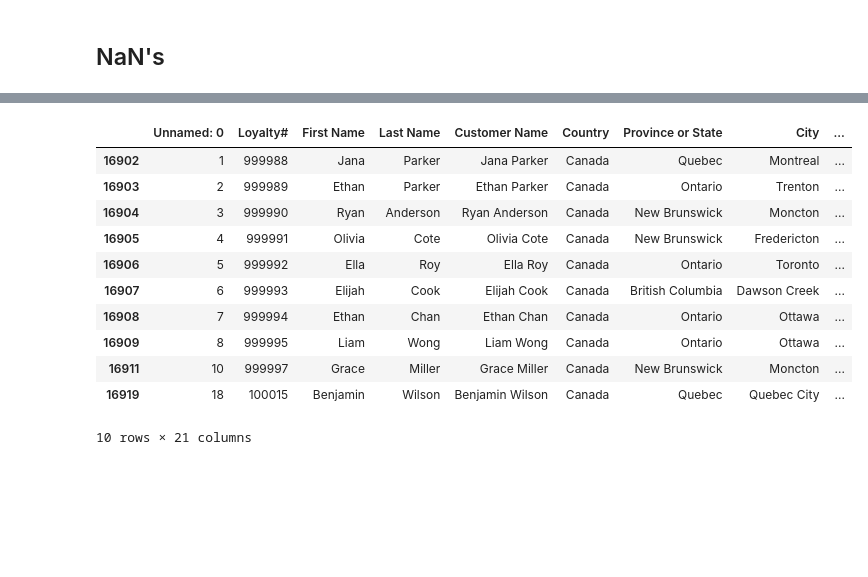
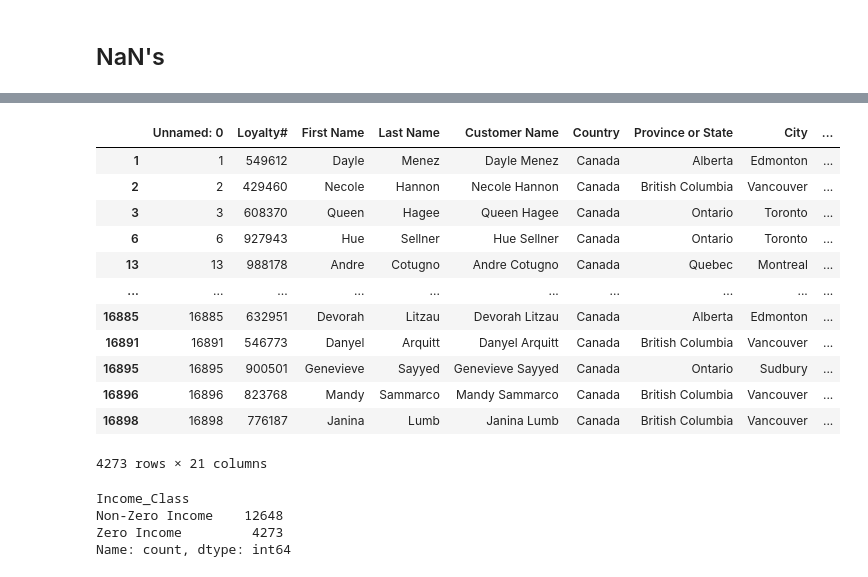
Before and after one commit to Filipesteves974/Data-Mining, a Jupyter notebook: eda_customer.ipynb, the cells around one changed output, grey strips where cells are left out. Drawn from its saved outputs; the diff is of its cells as text; code cells hidden in the pictures; blank space fills up the shorter version.

```diff
--- a/eda_customer.ipynb
+++ b/eda_customer.ipynb
@@ -297,8 +327,2 @@ catpc_df.plot.bar(stacked=True)
 # %% [markdown]
 ## NaN's
-# %%
-df_customer['Income'].fillna(df_customer['Income'].median(), inplace=True)
-df_customer['Customer Lifetime Value'].fillna(df_customer['Customer Lifetime Value'].median(), inplace=True)
-#df_customer['Customer Lifetime Value'].fillna(0, inplace=True)
-
-#vamos dar drop nos dois por isso o problema dos nan's desaparece
@@ -377,15 +353,31 @@ plt.show()
 # %%
-df_customer[(df_customer['Income'] != 0) & (df_customer['Education'] == "College")]
+df_customer[(df_customer['Income'] == 0) & (df_customer['Education'] == "College")]
 # %% [output]
 |  | Unnamed: 0 | Loyalty# | First Name | Last Name | Customer Name | Country | Province or State | City | ... |
-| 16902 | 1 | 999988 | Jana | Parker | Jana Parker | Canada | Quebec | Montreal | ... |
-| 16903 | 2 | 999989 | Ethan | Parker | Ethan Parker | Canada | Ontario | Trenton | ... |
-| 16904 | 3 | 999990 | Ryan | Anderson | Ryan Anderson | Canada | New Brunswick | Moncton | ... |
-| 16905 | 4 | 999991 | Olivia | Cote | Olivia Cote | Canada | New Brunswick | Fredericton | ... |
-| 16906 | 5 | 999992 | Ella | Roy | Ella Roy | Canada | Ontario | Toronto | ... |
-| 16907 | 6 | 999993 | Elijah | Cook | Elijah Cook | Canada | British Columbia | Dawson Creek | ... |
-| 16908 | 7 | 999994 | Ethan | Chan | Ethan Chan | Canada | Ontario | Ottawa | ... |
-| 16909 | 8 | 999995 | Liam | Wong | Liam Wong | Canada | Ontario | Ottawa | ... |
-| 16911 | 10 | 999997 | Grace | Miller | Grace Miller | Canada | New Brunswick | Moncton | ... |
-| 16919 | 18 | 100015 | Benjamin | Wilson | Benjamin Wilson | Canada | Quebec | Quebec City | ... |
+| 1 | 1 | 549612 | Dayle | Menez | Dayle Menez | Canada | Alberta | Edmonton | ... |
+| 2 | 2 | 429460 | Necole | Hannon | Necole Hannon | Canada | British Columbia | Vancouver | ... |
+| 3 | 3 | 608370 | Queen | Hagee | Queen Hagee | Canada | Ontario | Toronto | ... |
+| 6 | 6 | 927943 | Hue | Sellner | Hue Sellner | Canada | Ontario | Toronto | ... |
+| 13 | 13 | 988178 | Andre | Cotugno | Andre Cotugno | Canada | Quebec | Montreal | ... |
+| ... | ... | ... | ... | ... | ... | ... | ... | ... | ... |
+| 16885 | 16885 | 632951 | Devorah | Litzau | Devorah Litzau | Canada | Alberta | Edmonton | ... |
+| 16891 | 16891 | 546773 | Danyel | Arquitt | Danyel Arquitt | Canada | British Columbia | Vancouver | ... |
+| 16895 | 16895 | 900501 | Genevieve | Sayyed | Genevieve Sayyed | Canada | Ontario | Sudbury | ... |
+| 16896 | 16896 | 823768 | Mandy | Sammarco | Mandy Sammarco | Canada | British Columbia | Vancouver | ... |
+| 16898 | 16898 | 776187 | Janina | Lumb | Janina Lumb | Canada | British Columbia | Vancouver | ... |
-10 rows × 21 columns
+4273 rows × 21 columns
+# %%
+import pandas as pd
+
+# Create a new categorical flag
+df_customer['Income_Class'] = df_customer['Income'].apply(
+    lambda x: 'Zero Income' if x == 0 else 'Non-Zero Income'
+)
+
+# Quick check
+df_customer['Income_Class'].value_counts()
+# %% [output]
+Income_Class
+Non-Zero Income    12648
+Zero Income         4273
+Name: count, dtype: int64
```
Also changed, not shown: parts of 18 cells of this notebook.
